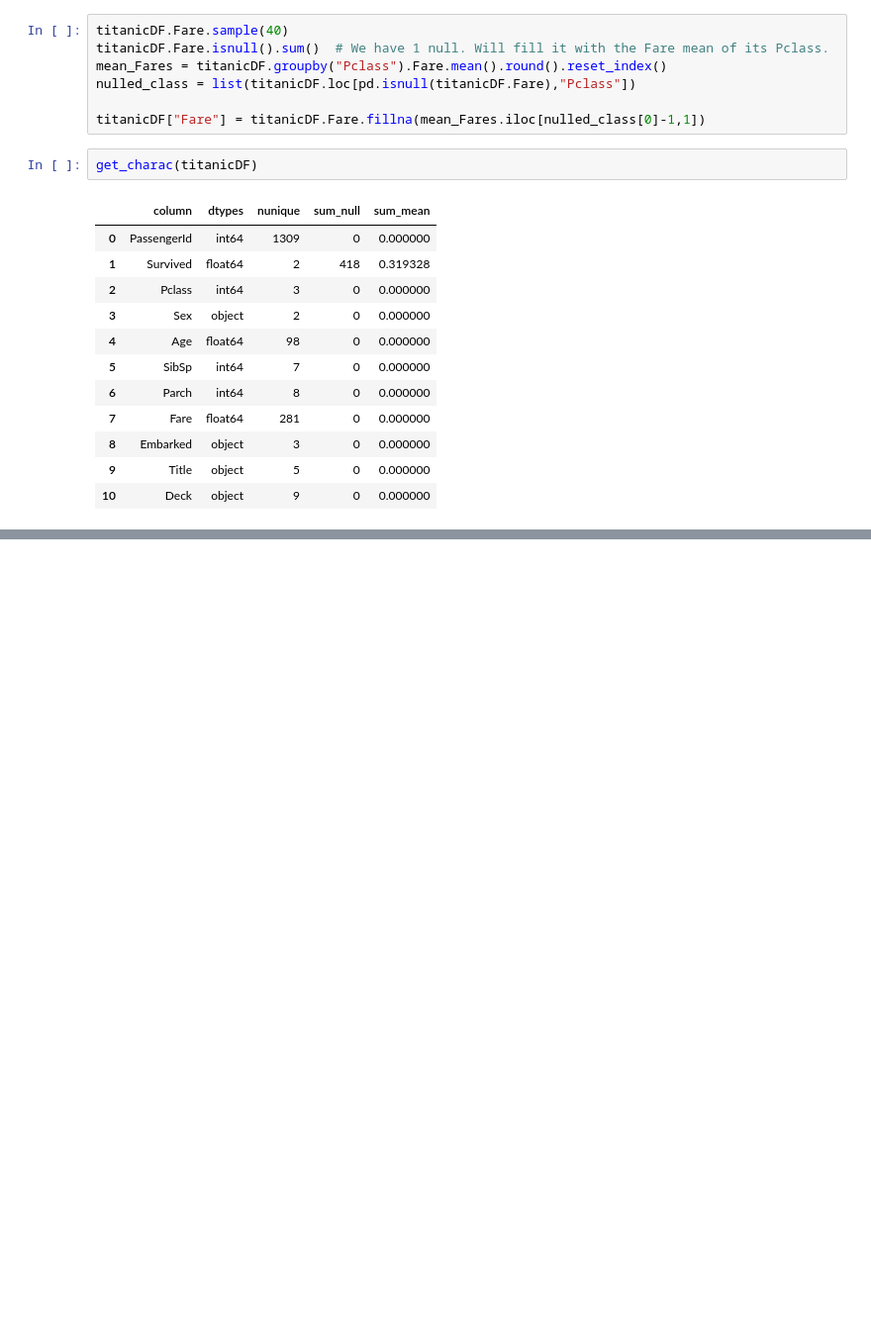
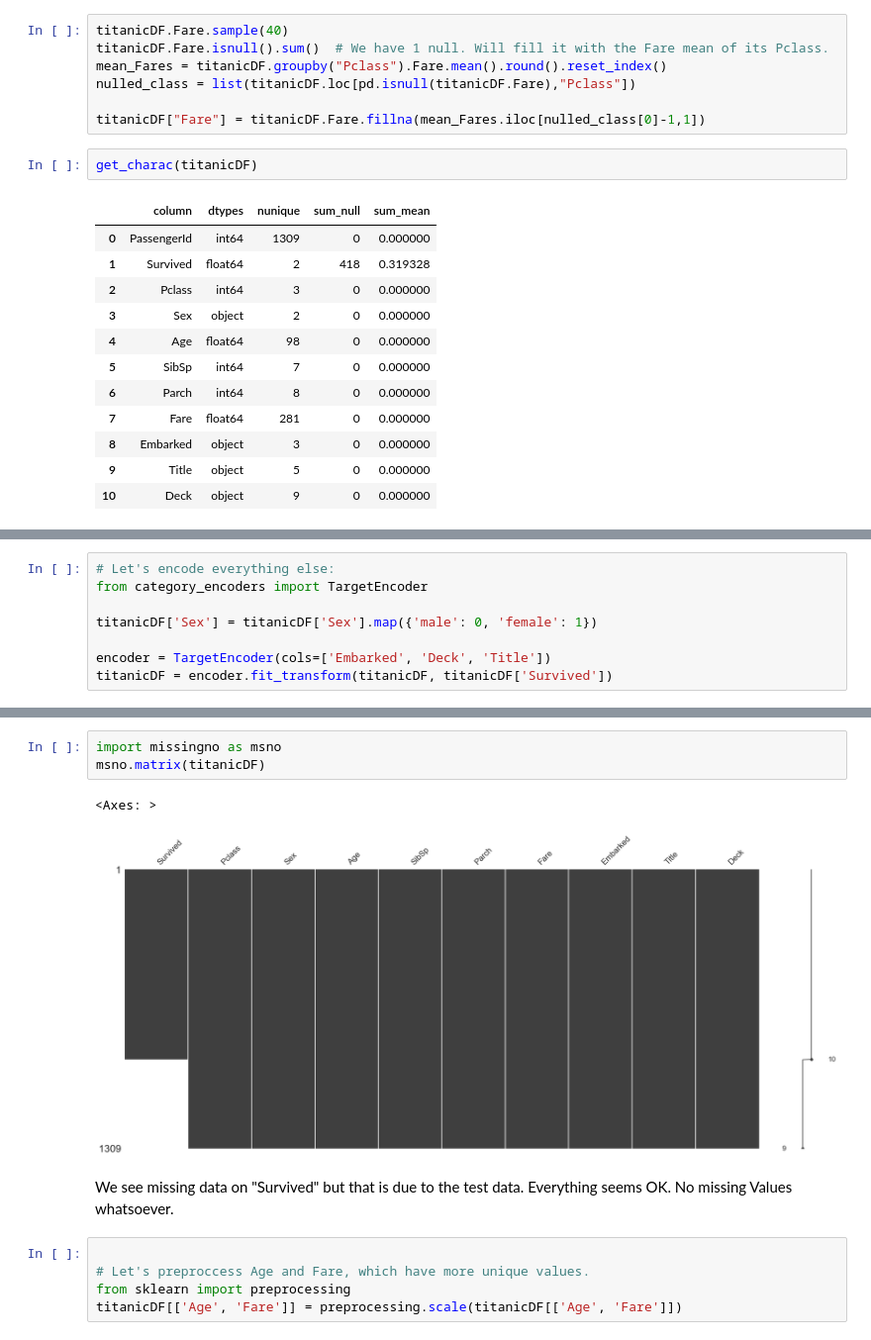
Before and after one commit to MauriRubioJob/K_Titanic_ML_Modeling, a Jupyter notebook: titanic-death-analysis.ipynb, the cells around one changed output, grey strips where cells are left out. Shown: that part at 99% size. Saved outputs shown, nothing was run; the diff lists cells and outputs as text; blank space fills up the shorter version.

```diff
--- a/titanic-death-analysis.ipynb
+++ b/titanic-death-analysis.ipynb
@@ -398,0 +513,8 @@ get_charac(titanicDF)
+# %%
+# Let's encode everything else:
+from category_encoders import TargetEncoder
+
+titanicDF['Sex'] = titanicDF['Sex'].map({'male': 0, 'female': 1})
+
+encoder = TargetEncoder(cols=['Embarked', 'Deck', 'Title'])
+titanicDF = encoder.fit_transform(titanicDF, titanicDF['Survived'])
@@ -398,0 +535,13 @@ get_charac(titanicDF)
+# %%
+import missingno as msno
+msno.matrix(titanicDF)
+# %% [output]
+<Axes: >
+[figure, added]
+# %% [markdown]
+We see missing data on "Survived" but that is due to the test data. Everything seems OK. No missing Values whatsoever.
+# %%
+
+# Let's preproccess Age and Fare, which have more unique values.
+from sklearn import preprocessing
+titanicDF[['Age', 'Fare']] = preprocessing.scale(titanicDF[['Age', 'Fare']])
```
Also changed, not shown: parts of 23 cells of this notebook, 2 other files.
